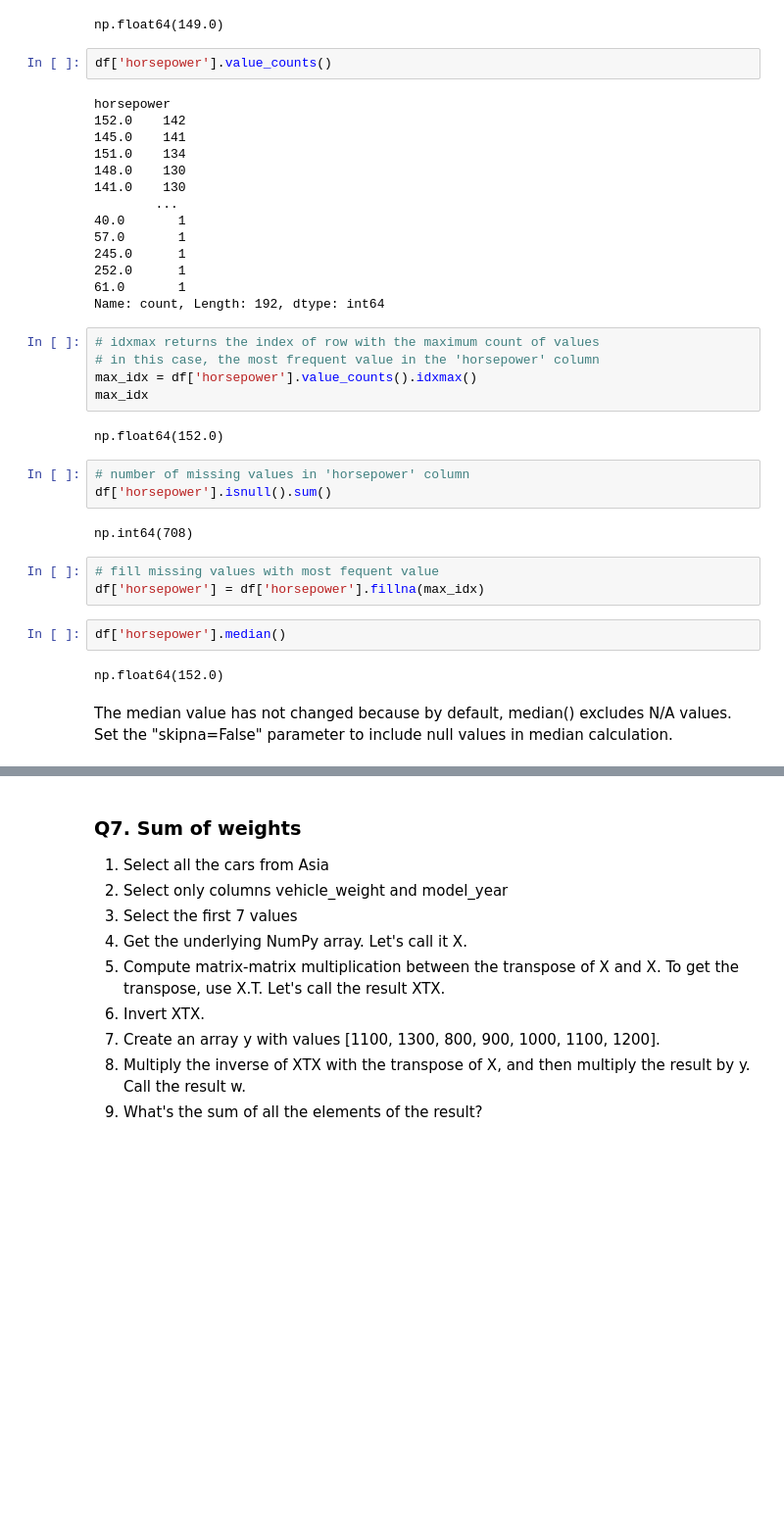
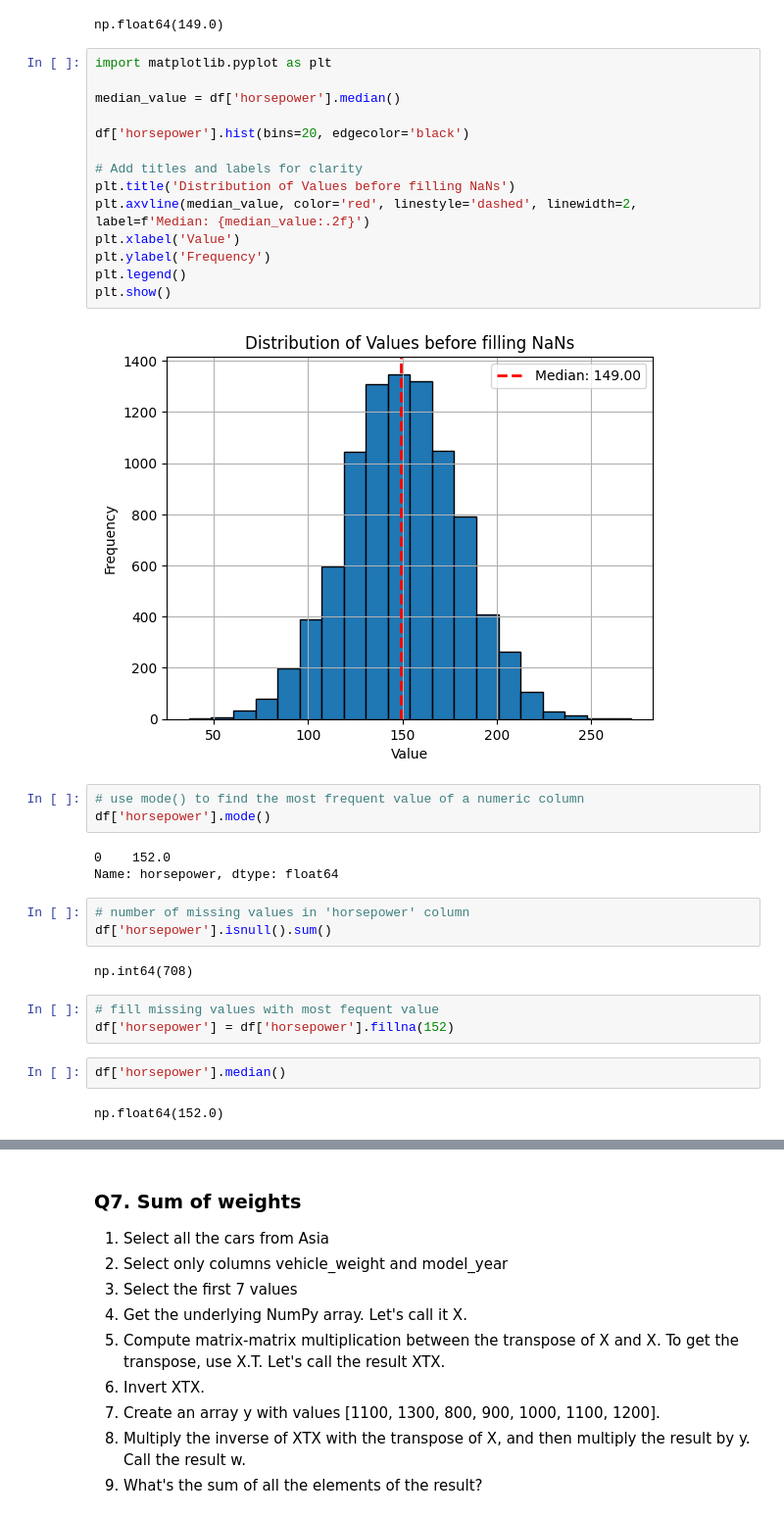
Before and after one commit to jmstache/ml-zoomcamp, a Jupyter notebook: 01-introduction/01-homework.ipynb, the cells around one changed output, grey strips where cells are left out. Shown at 98% size. Saved outputs shown, nothing was run; the diff lists cells and outputs as text; blank space fills up the shorter version.

```diff
--- a/01-introduction/01-homework.ipynb
+++ b/01-introduction/01-homework.ipynb
@@ -91,29 +91,28 @@ np.float64(23.759122836520497)
 df['horsepower'].median()
 # %% [output]
 np.float64(149.0)
-# %%
-df['horsepower'].value_counts()
-# %% [output]
-horsepower
-152.0    142
-145.0    141
-151.0    134
-148.0    130
-141.0    130
-        ...
-40.0       1
-57.0       1
-245.0      1
-252.0      1
-61.0       1
-Name: count, Length: 192, dtype: int64
-# %%
-# idxmax returns the index of row with the maximum count of values
-# in this case, the most frequent value in the 'horsepower' column
-max_idx = df['horsepower'].value_counts().idxmax()
-max_idx
-# %% [output]
-np.float64(152.0)
+# %%
+import matplotlib.pyplot as plt
+
+median_value = df['horsepower'].median()
+
+df['horsepower'].hist(bins=20, edgecolor='black')
+
+# Add titles and labels for clarity
+plt.title('Distribution of Values before filling NaNs')
+plt.axvline(median_value, color='red', linestyle='dashed', linewidth=2, label=f'Median: {median_value:.2f}')
+plt.xlabel('Value')
+plt.ylabel('Frequency')
+plt.legend()
+plt.show()
+# %% [output]
+[figure, added]
+# %%
+# use mode() to find the most frequent value of a numeric column
+df['horsepower'].mode()
+# %% [output]
+0    152.0
+Name: horsepower, dtype: float64
 # %%
 # number of missing values in 'horsepower' column
 df['horsepower'].isnull().sum()
@@ -121,11 +120,8 @@ df['horsepower'].isnull().sum()
 np.int64(708)
 # %%
 # fill missing values with most fequent value
-df['horsepower'] = df['horsepower'].fillna(max_idx)
+df['horsepower'] = df['horsepower'].fillna(152)
 # %%
 df['horsepower'].median()
 # %% [output]
 np.float64(152.0)
-# %% [markdown]
-The median value has not changed because by default, median() excludes N/A values.
-Set the "skipna=False" parameter to include null values in median calculation.
```
Also changed, not shown: parts of 2 cells of this notebook.
